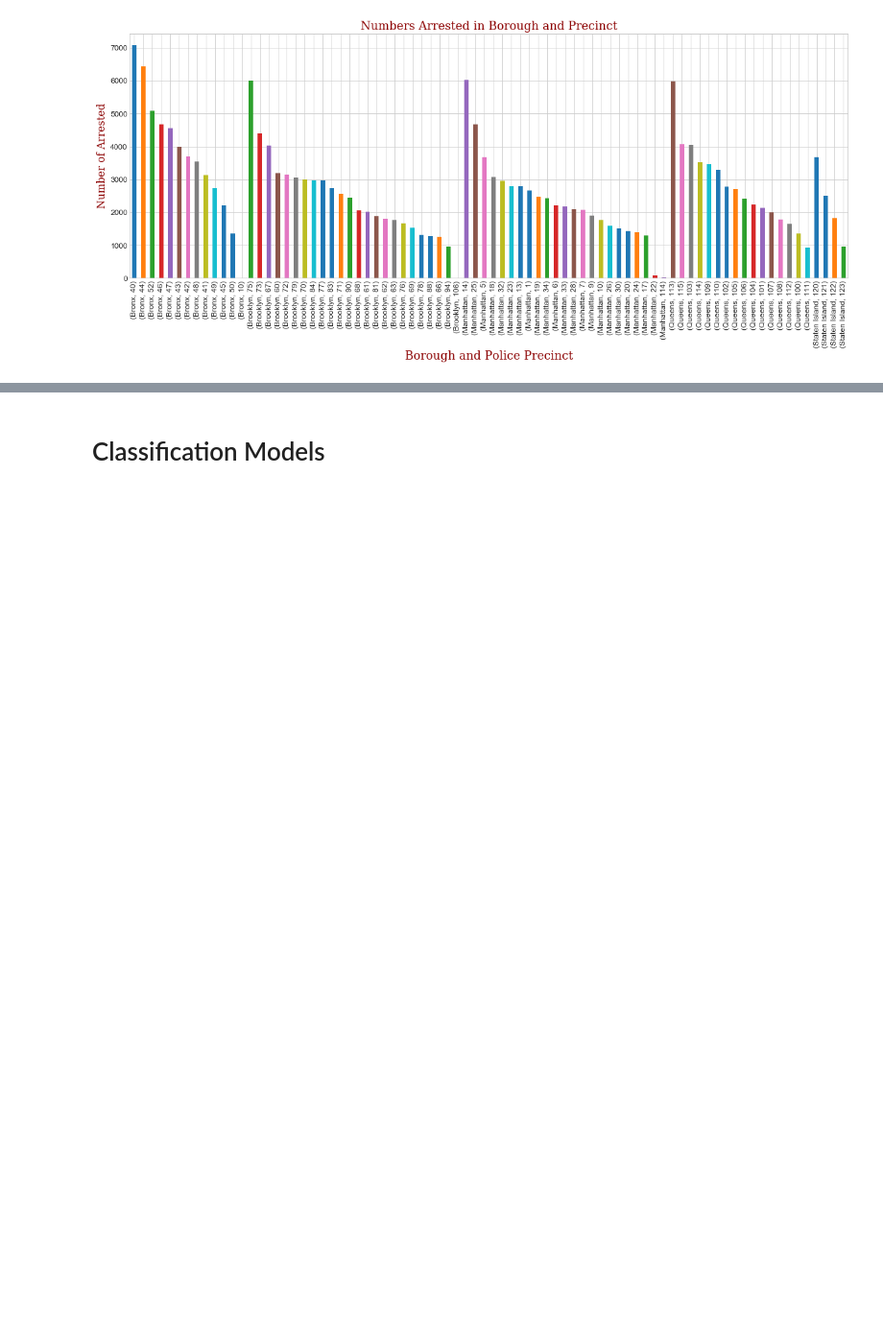
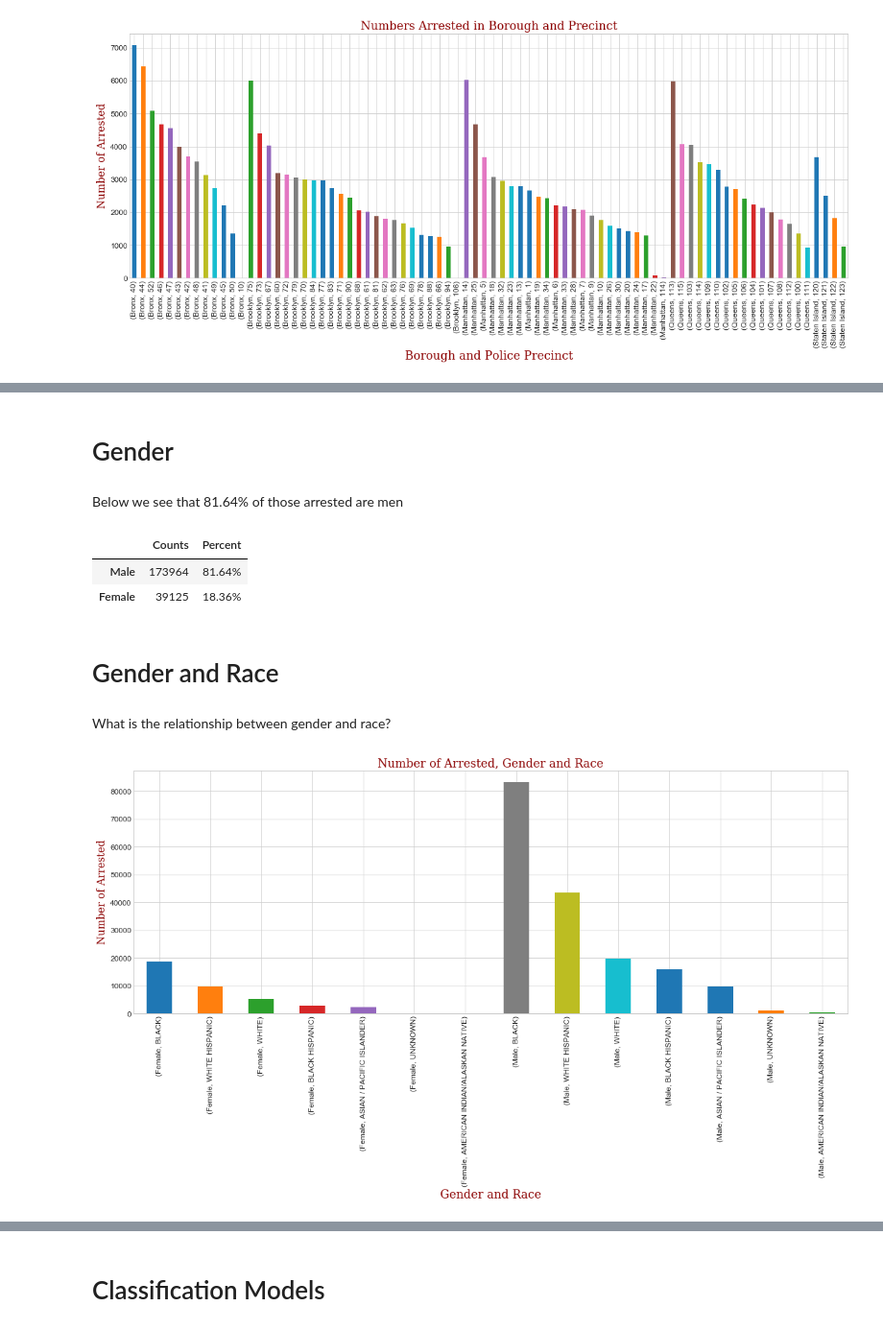
Before and after one commit to city-college-machine-learning/NYPD_Arrest_Analysis, a Jupyter notebook: Jiffar_analysis.ipynb, the cells around one changed output, grey strips where cells are left out. Shown: that part at 96% size. Saved outputs shown, nothing was run; the diff lists cells and outputs as text; code cells hidden in the pictures; blank space fills up the shorter version.

```diff
--- a/Jiffar_analysis.ipynb
+++ b/Jiffar_analysis.ipynb
@@ -355,0 +351,29 @@ ax.tick_params(labelsize=12)
+# %% [markdown]
+# Gender
+# %% [markdown]
+Below we see that 81.64% of those arrested are men
+# %%
+#Male vs Female
+counts = data.PERP_SEX.value_counts()
+percent = data.PERP_SEX.value_counts(normalize = True).mul(100).round(2).astype(str) + '%'
+pd.DataFrame({'Counts': counts, 'Percent':percent})
+# %% [output]
+|  | Counts | Percent |
+| Male | 173964 | 81.64% |
+| Female | 39125 | 18.36% |
+# %% [markdown]
+# Gender and Race
+# %% [markdown]
+What is the relationship between gender and race?
+# %%
+#Arrests by Gender and Race
+font = {'family': 'serif','color':  'darkred','weight': 'normal','size': 16}
+fig = plt.figure(num=None, figsize=(20, 7))
+ax = plt.axes()
+ax = data.groupby('PERP_SEX').PERP_RACE.value_counts(sort=True).plot(kind='bar')
+ax.set_title('Number of Arrested, Gender and Race',fontsize=18,fontdict=font)
+ax.set_xlabel("Gender and Race",fontsize=18,fontdict=font)
+ax.set_ylabel("Number of Arrested",fontdict=font)
+ax.tick_params(labelsize=12)
+# %% [output]
+[figure, added]
```
Also changed, not shown: parts of 64 cells of this notebook.
